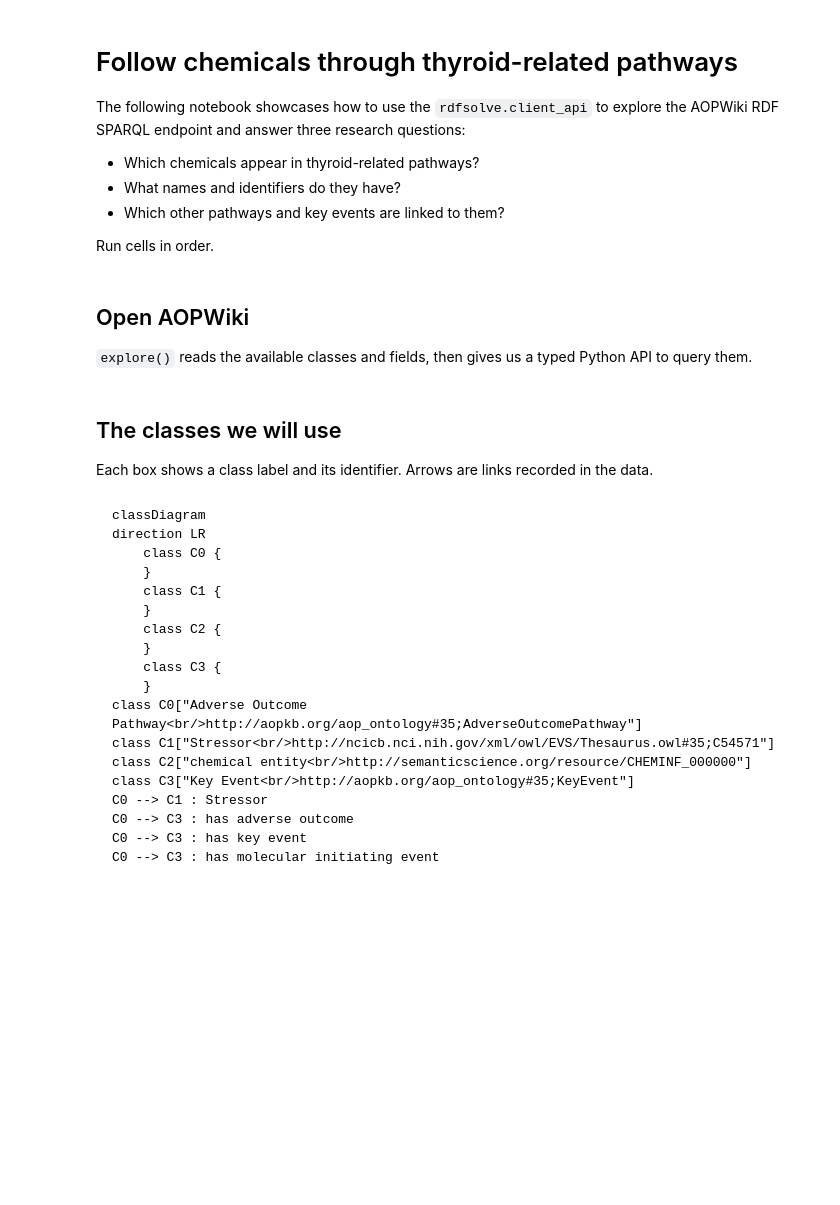
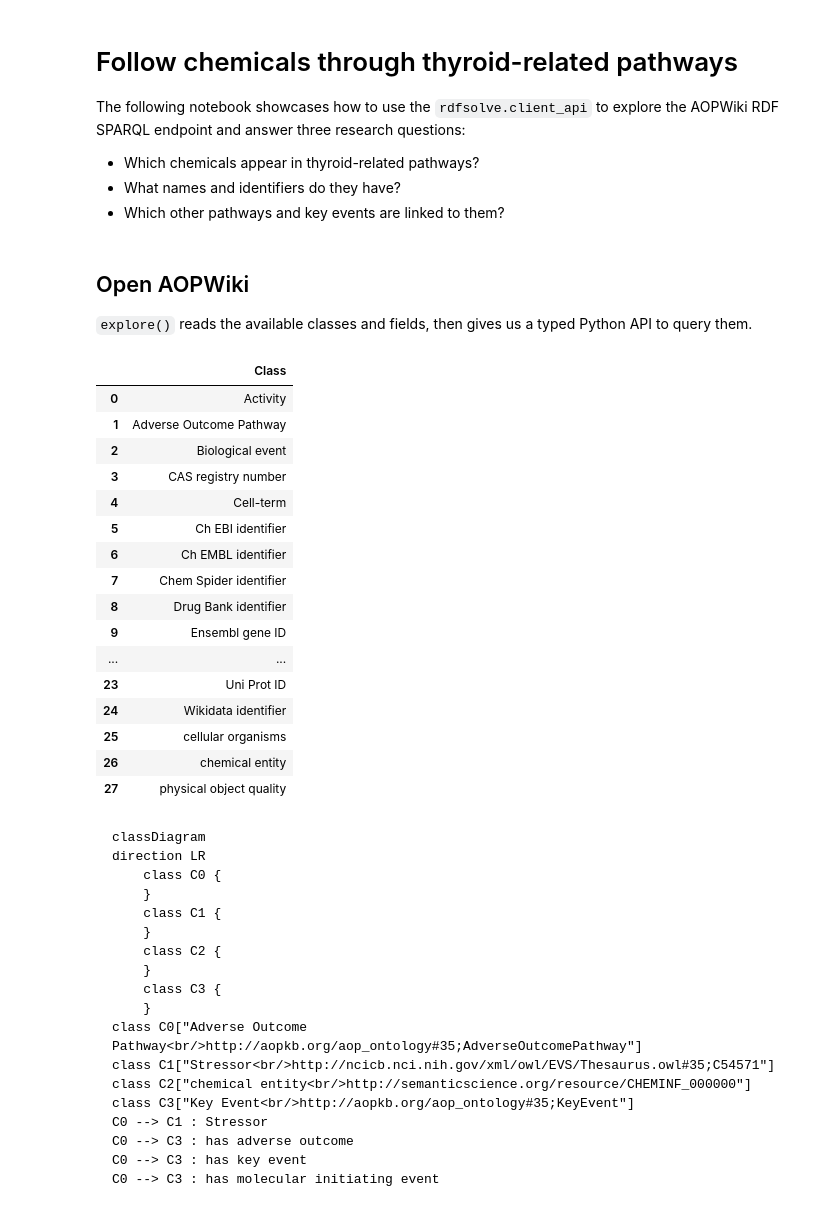
Before and after one commit to jmillanacosta/rdfsolve, a Jupyter notebook: notebooks/pydantic_clients/01_mine_explore.ipynb, the cells around one changed output. Cells and saved outputs as stored; diff of their text form; code cells hidden in the pictures; blank space fills up the shorter version.

```diff
--- a/notebooks/pydantic_clients/01_mine_explore.ipynb
+++ b/notebooks/pydantic_clients/01_mine_explore.ipynb
@@ -7,8 +7,6 @@ the AOPWiki RDF SPARQL endpoint and answer three research questions:
 - Which chemicals appear in thyroid-related pathways?
 - What names and identifiers do they have?
 - Which other pathways and key events are linked to them?
-
-Run cells in order.
 # %% [markdown]
 ## Open AOPWiki
 
@@ -20,8 +18,24 @@ data = explore(
     "https://aopwiki.rdf.bigcat-bioinformatics.org/sparql",
     graph="http://aopwiki.org/",
 )
-# %% [markdown]
-## The classes we will use
-
-Each box shows a class label and its identifier. Arrows are links recorded in the data.
+# %%
+data.types()
+# %% [output]
+|  | Class |
+| 0 | Activity |
+| 1 | Adverse Outcome Pathway |
+| 2 | Biological event |
+| 3 | CAS registry number |
+| 4 | Cell-term |
+| 5 | Ch EBI identifier |
+| 6 | Ch EMBL identifier |
+| 7 | Chem Spider identifier |
+| 8 | Drug Bank identifier |
+| 9 | Ensembl gene ID |
+| ... | ... |
+| 23 | Uni Prot ID |
+| 24 | Wikidata identifier |
+| 25 | cellular organisms |
+| 26 | chemical entity |
+| 27 | physical object quality |
 # %%
```
Also changed, not shown: parts of 21 cells of this notebook, 2 other files.
